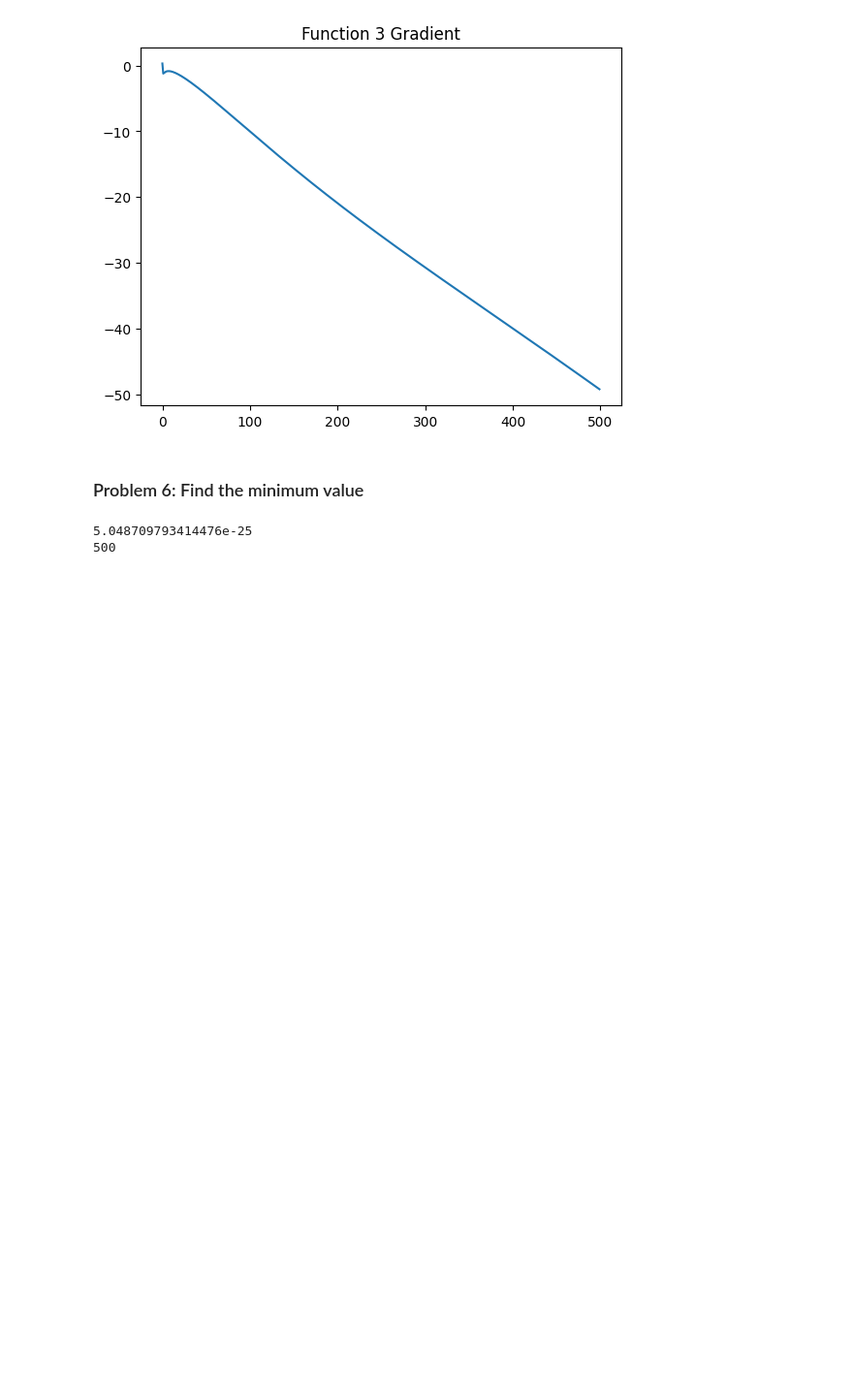
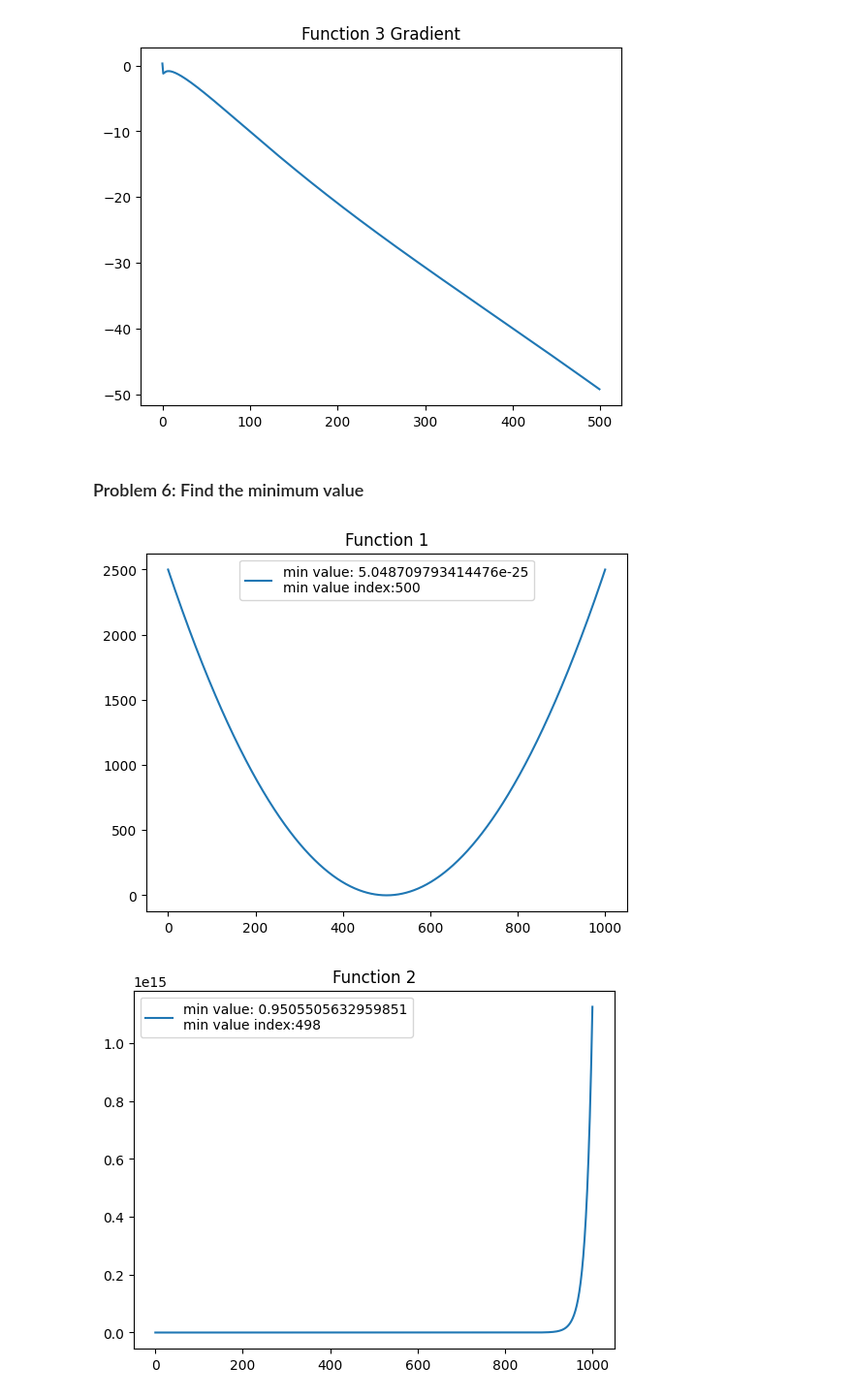
Before and after one commit to David-Jr/divic-ml-course-assignments, a Jupyter notebook: 2d-array-and-gradient-problem/2d-array-and-gradient-problem.ipynb, the cells around one changed output. Shown at 97% size. Saved outputs shown, nothing was run; the diff lists cells and outputs as text; code cells hidden in the pictures; blank space fills up the shorter version.

```diff
--- a/2d-array-and-gradient-problem/2d-array-and-gradient-problem.ipynb
+++ b/2d-array-and-gradient-problem/2d-array-and-gradient-problem.ipynb
@@ -107,11 +107,18 @@ plot_gradient(gradient3, "Function 3")
 ### Problem 6: Find the minimum value
 # %%
 def plot_function(_array_xy: ndarray, _func_name: str):
-    plt.subplot(211).set_title(_func_name)
-    plt.plot(_array_xy.transpose()[0], _array_xy.transpose()[1]) # X and Y values of the function
+    _min_value = np.min(_array_xy.transpose()[1])
+    _min_value_index = np.argmin(_array_xy.transpose()[1])
+    plt.title(_func_name)
+    # plt.plot(_array_xy.transpose()[0], _array_xy.transpose()[1])
+    plt.plot(_array_xy.transpose()[1])
+    plt.legend([f"min value: {_min_value}"
+             f"\nmin value index:{_min_value_index}"])
     plt.show()
-print(np.min(array_xy1.transpose()[1]))
-print(np.argmin(array_xy1.transpose()[1]))
+
+plot_function(array_xy1, "Function 1")
+plot_function(array_xy2, "Function 2")
+plot_function(array_xy3, "Function 3")
 # %% [output]
-5.048709793414476e-25
-500
+[figure, added]
+[figure, added]
```
Also changed, not shown: parts of 1 cell of this notebook.
